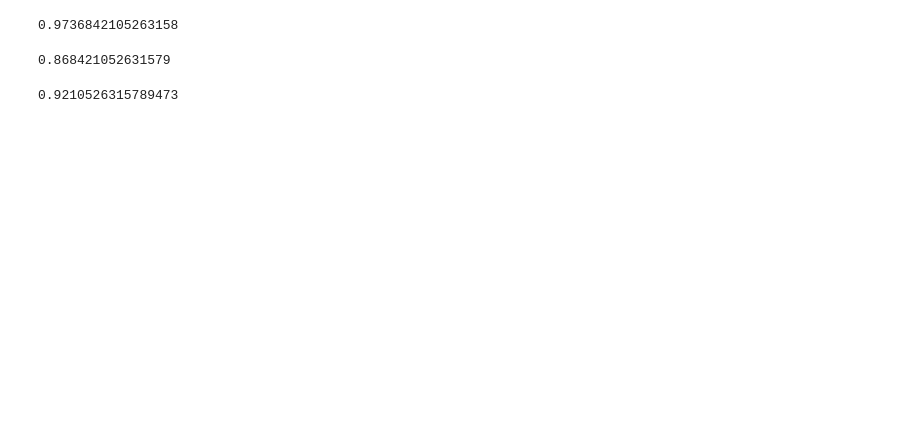
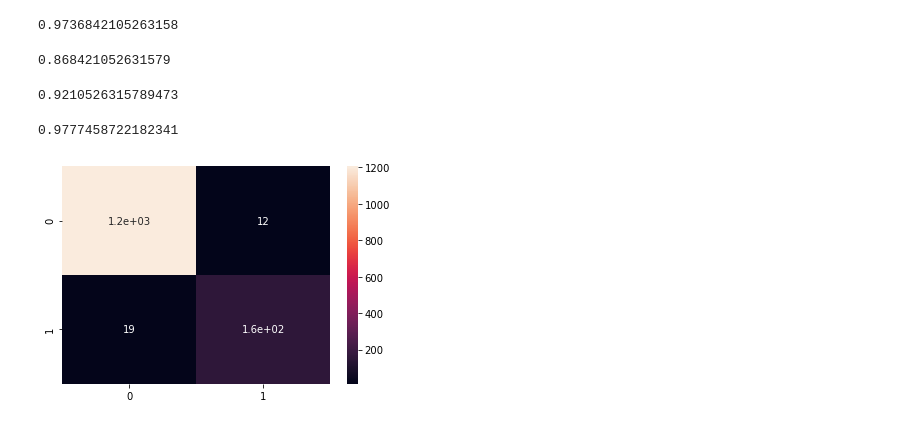
Before and after one commit to ramizouari/MachineLearning, a Jupyter notebook: Logistic Regression.ipynb, the cells around one changed output. Cells and saved outputs as stored; diff of their text form; code cells hidden in the pictures; blank space fills up the shorter version.

```diff
--- a/Logistic Regression.ipynb
+++ b/Logistic Regression.ipynb
@@ -78,6 +78,8 @@ class BinaryLogisticRegression:
         return self
     def parameters(self):
         return self.w
+    def score(self,X,Y):
+        return (self.predict(X)==Y).mean()
     @classmethod
     def cost(cls,X,Y,w,F,C,N):
         H=F(X@w[1:]+w[0])
@@ -195,3 +197,44 @@ LogisticRegression(C=1000,max_iter=1000).fit(X_train,Y_train).score(X_test,Y_tes
 SVC(kernel="poly",degree=2).fit(X_train,Y_train).score(X_test,Y_test)
 # %% [output]
 0.9210526315789473
+# %%
+# -*- coding: utf-8 -*-
+"""
+Created on Thu Aug 27 17:34:57 2020
+
+@author: Rami Zouari
+"""
+import pandas as pd
+import numpy as np
+import seaborn as sns
+from sklearn.feature_extraction import text
+from sklearn.svm import SVC
+from sklearn.preprocessing import StandardScaler
+from sklearn.decomposition import TruncatedSVD
+from sklearn.pipeline import Pipeline
+from sklearn.model_selection import train_test_split
+from sklearn.metrics import confusion_matrix
+from joblib import dump
+
+
+spam=pd.read_csv("D:\MachineLearning\Formation\Datasets\spam.csv",encoding="ISO-8859-1")
+spam.fillna("",inplace=True)
+spam["v2"]=spam[spam.columns[1:]].apply(func=lambda u:"".join(u),axis=1)
+spam=spam[["v1","v2"]]
+vectorizer = text.CountVectorizer()
+Y=spam["v1"]=="spam"
+X=spam["v2"]
+vectorizer.fit(X)
+X1=vectorizer.transform(X)
+lsa=TruncatedSVD(n_components=100)
+lsa.fit(X1)
+X2=lsa.transform(X1)
+X_train,X_test,Y_train,Y_test= train_test_split(X2,Y)
+predictor=BinaryLogisticRegression()
+predictor.fit(X_train,Y_train)
+print(predictor.score(X_test,Y_test))
+sns.heatmap(confusion_matrix(Y_test,predictor.predict(X_test)),annot=True)
+model = Pipeline([("TextVectorizer",vectorizer),("LSA",lsa,),("predictor",predictor)])
+# %% [output]
+0.9777458722182341
+[figure, added]
```
Also changed, not shown: parts of 1 cell of this notebook, 4 other files.
